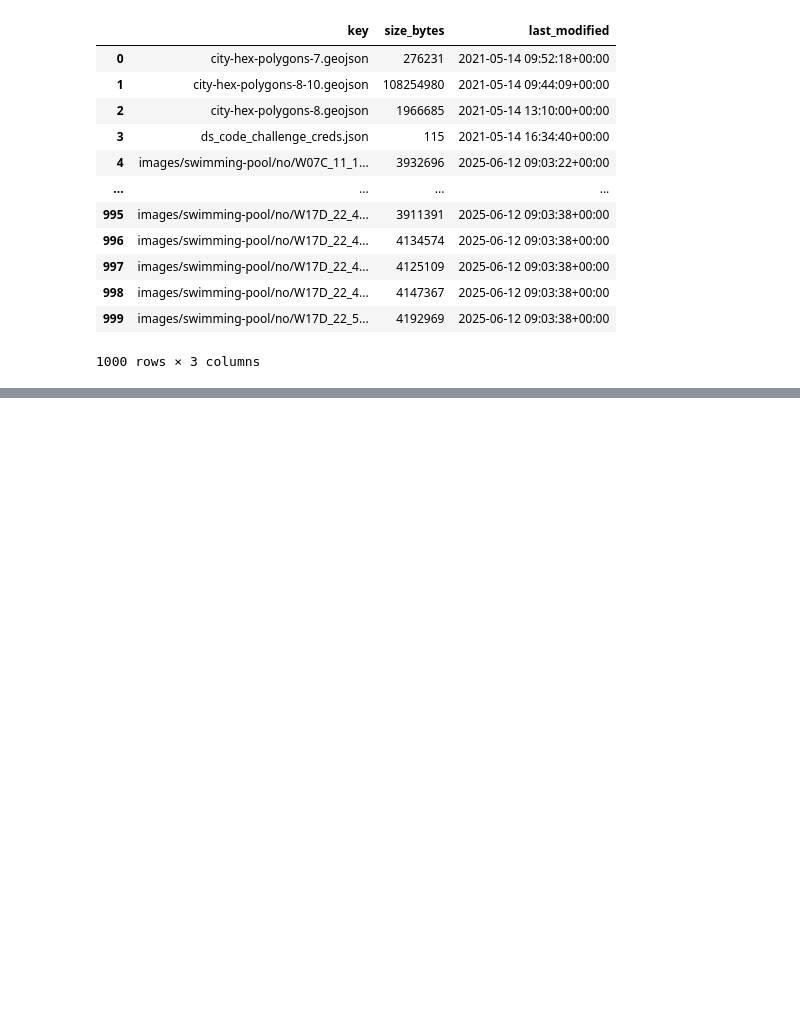
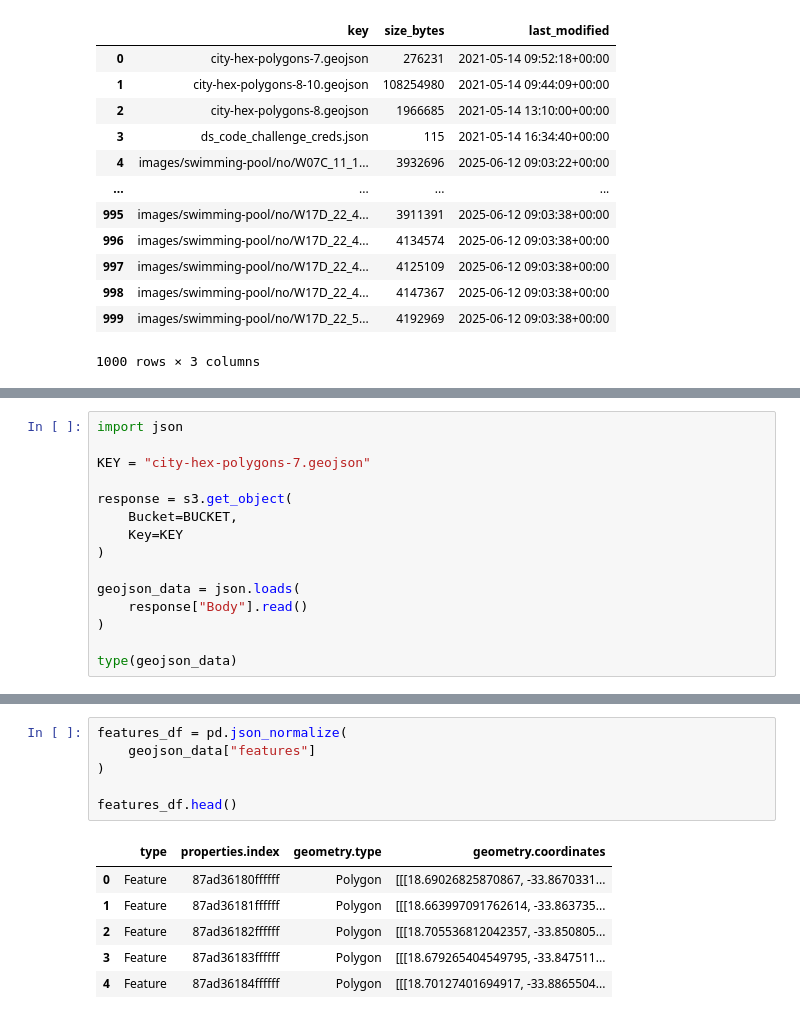
Before and after one commit to jackmolomo-collab/ds_code_challenge, a Jupyter notebook: source_discovery_notebooks/01_source_discovery.ipynb, the cells around one changed output, grey strips where cells are left out. Drawn from its saved outputs; the diff is of its cells as text; blank space fills up the shorter version.

Commit message:
checking the json data

```diff
--- a/source_discovery_notebooks/01_source_discovery.ipynb
+++ b/source_discovery_notebooks/01_source_discovery.ipynb
@@ -96,0 +112,15 @@ files_df
+# %%
+import json
+
+KEY = "city-hex-polygons-7.geojson"
+
+response = s3.get_object(
+    Bucket=BUCKET,
+    Key=KEY
+)
+
+geojson_data = json.loads(
+    response["Body"].read()
+)
+
+type(geojson_data)
@@ -96,0 +150,13 @@ files_df
+# %%
+features_df = pd.json_normalize(
+    geojson_data["features"]
+)
+
+features_df.head()
+# %% [output]
+|  | type | properties.index | geometry.type | geometry.coordinates |
+| 0 | Feature | 87ad36180ffffff | Polygon | [[[18.69026825870867, -33.8670331... |
+| 1 | Feature | 87ad36181ffffff | Polygon | [[[18.663997091762614, -33.863735... |
+| 2 | Feature | 87ad36182ffffff | Polygon | [[[18.705536812042357, -33.850805... |
+| 3 | Feature | 87ad36183ffffff | Polygon | [[[18.679265404549795, -33.847511... |
+| 4 | Feature | 87ad36184ffffff | Polygon | [[[18.70127401694917, -33.8865504... |
```
Also changed, not shown: parts of 5 cells of this notebook.
